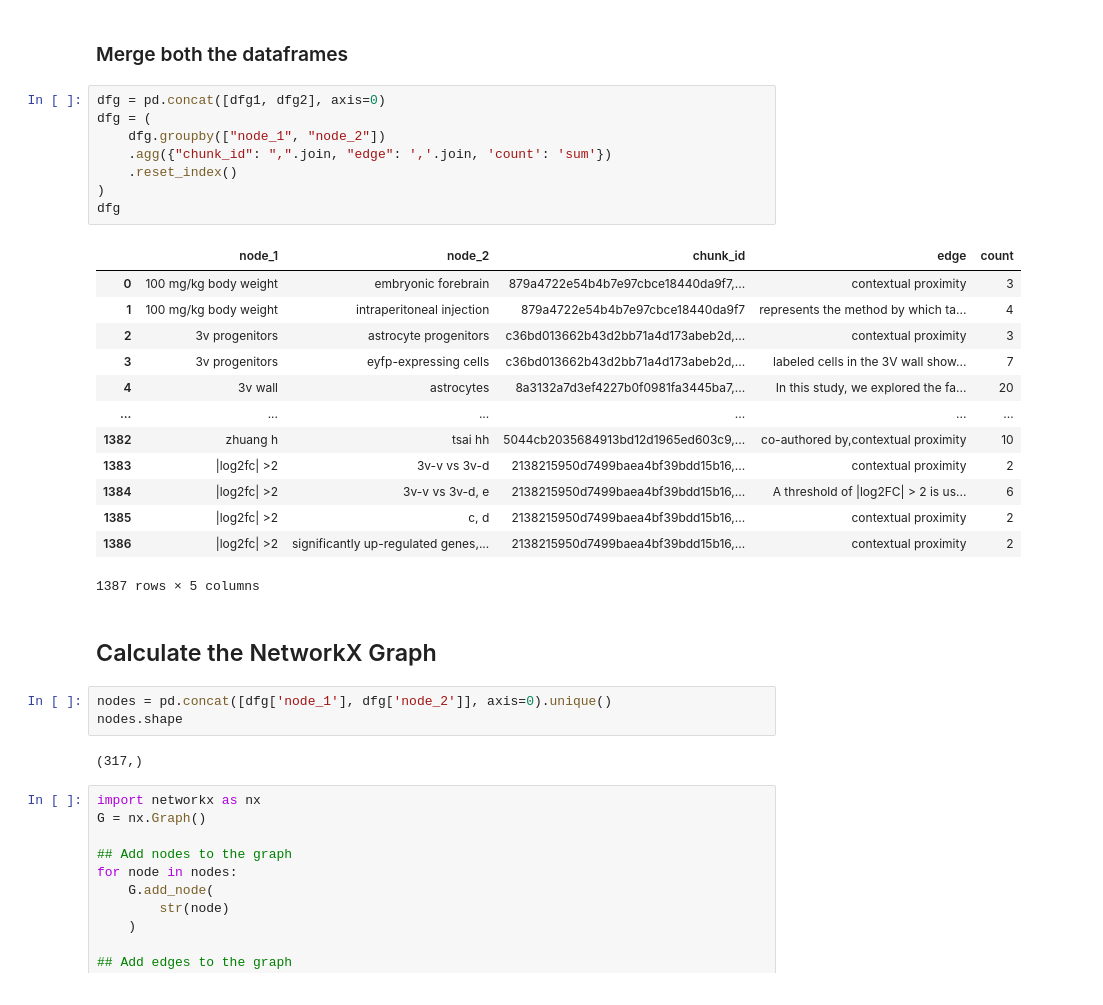
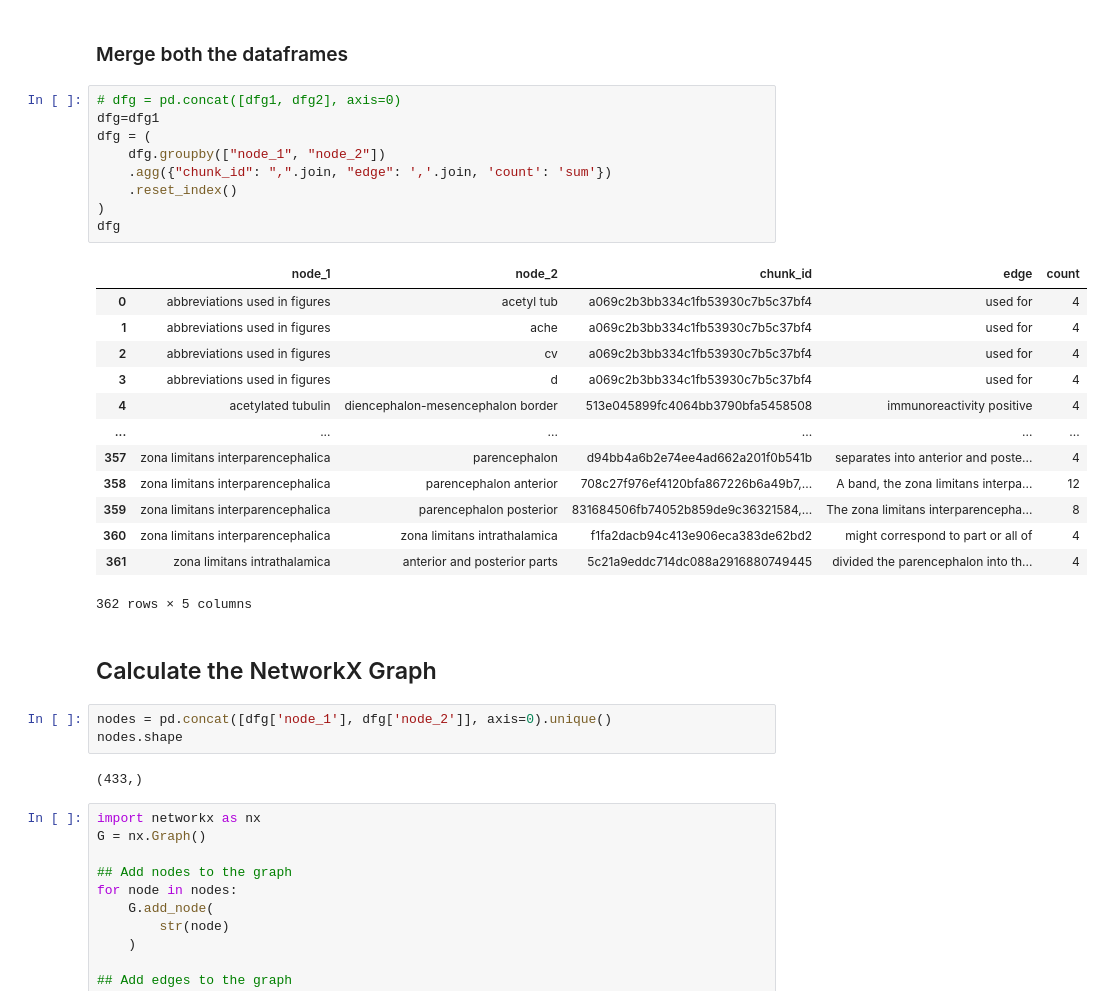
Before and after one commit to Khal011/knowledge_graph-main, a Jupyter notebook: extract_graph.ipynb, the cells around one changed output. Saved outputs shown, nothing was run; the diff lists cells and outputs as text.

```diff
--- a/extract_graph.ipynb
+++ b/extract_graph.ipynb
@@ -176,34 +193,35 @@ dfg2.tail()
 # %% [markdown]
 ### Merge both the dataframes
 # %%
-dfg = pd.concat([dfg1, dfg2], axis=0)
+# dfg = pd.concat([dfg1, dfg2], axis=0)
+dfg=dfg1
 dfg = (
     dfg.groupby(["node_1", "node_2"])
     .agg({"chunk_id": ",".join, "edge": ','.join, 'count': 'sum'})
     .reset_index()
 )
 dfg
 # %% [output]
 |  | node_1 | node_2 | chunk_id | edge | count |
-| 0 | 100 mg/kg body weight | embryonic forebrain | 879a4722e54b4b7e97cbce18440da9f7,... | contextual proximity | 3 |
-| 1 | 100 mg/kg body weight | intraperitoneal injection | 879a4722e54b4b7e97cbce18440da9f7 | represents the method by which ta... | 4 |
-| 2 | 3v progenitors | astrocyte progenitors | c36bd013662b43d2bb71a4d173abeb2d,... | contextual proximity | 3 |
-| 3 | 3v progenitors | eyfp-expressing cells | c36bd013662b43d2bb71a4d173abeb2d,... | labeled cells in the 3V wall show... | 7 |
-| 4 | 3v wall | astrocytes | 8a3132a7d3ef4227b0f0981fa3445ba7,... | In this study, we explored the fa... | 20 |
+| 0 | abbreviations used in figures | acetyl tub | a069c2b3bb334c1fb53930c7b5c37bf4 | used for | 4 |
+| 1 | abbreviations used in figures | ache | a069c2b3bb334c1fb53930c7b5c37bf4 | used for | 4 |
+| 2 | abbreviations used in figures | cv | a069c2b3bb334c1fb53930c7b5c37bf4 | used for | 4 |
+| 3 | abbreviations used in figures | d | a069c2b3bb334c1fb53930c7b5c37bf4 | used for | 4 |
+| 4 | acetylated tubulin | diencephalon-mesencephalon border | 513e045899fc4064bb3790bfa5458508 | immunoreactivity positive | 4 |
 | ... | ... | ... | ... | ... | ... |
-| 1382 | zhuang h | tsai hh | 5044cb2035684913bd12d1965ed603c9,... | co-authored by,contextual proximity | 10 |
-| 1383 | |log2fc| >2 | 3v-v vs 3v-d | 2138215950d7499baea4bf39bdd15b16,... | contextual proximity | 2 |
-| 1384 | |log2fc| >2 | 3v-v vs 3v-d, e | 2138215950d7499baea4bf39bdd15b16,... | A threshold of |log2FC| > 2 is us... | 6 |
-| 1385 | |log2fc| >2 | c, d | 2138215950d7499baea4bf39bdd15b16,... | contextual proximity | 2 |
-| 1386 | |log2fc| >2 | significantly up-regulated genes,... | 2138215950d7499baea4bf39bdd15b16,... | contextual proximity | 2 |
+| 357 | zona limitans interparencephalica | parencephalon | d94bb4a6b2e74ee4ad662a201f0b541b | separates into anterior and poste... | 4 |
+| 358 | zona limitans interparencephalica | parencephalon anterior | 708c27f976ef4120bfa867226b6a49b7,... | A band, the zona limitans interpa... | 12 |
+| 359 | zona limitans interparencephalica | parencephalon posterior | 831684506fb74052b859de9c36321584,... | The zona limitans interparencepha... | 8 |
+| 360 | zona limitans interparencephalica | zona limitans intrathalamica | f1fa2dacb94c413e906eca383de62bd2 | might correspond to part or all of | 4 |
+| 361 | zona limitans intrathalamica | anterior and posterior parts | 5c21a9eddc714dc088a2916880749445 | divided the parencephalon into th... | 4 |
-1387 rows × 5 columns
+362 rows × 5 columns
 # %% [markdown]
 ## Calculate the NetworkX Graph
 # %%
 nodes = pd.concat([dfg['node_1'], dfg['node_2']], axis=0).unique()
 nodes.shape
 # %% [output]
-(317,)
+(433,)
 # %%
 import networkx as nx
 G = nx.Graph()
```
Also changed, not shown: parts of 7 cells of this notebook, 15 other files.
